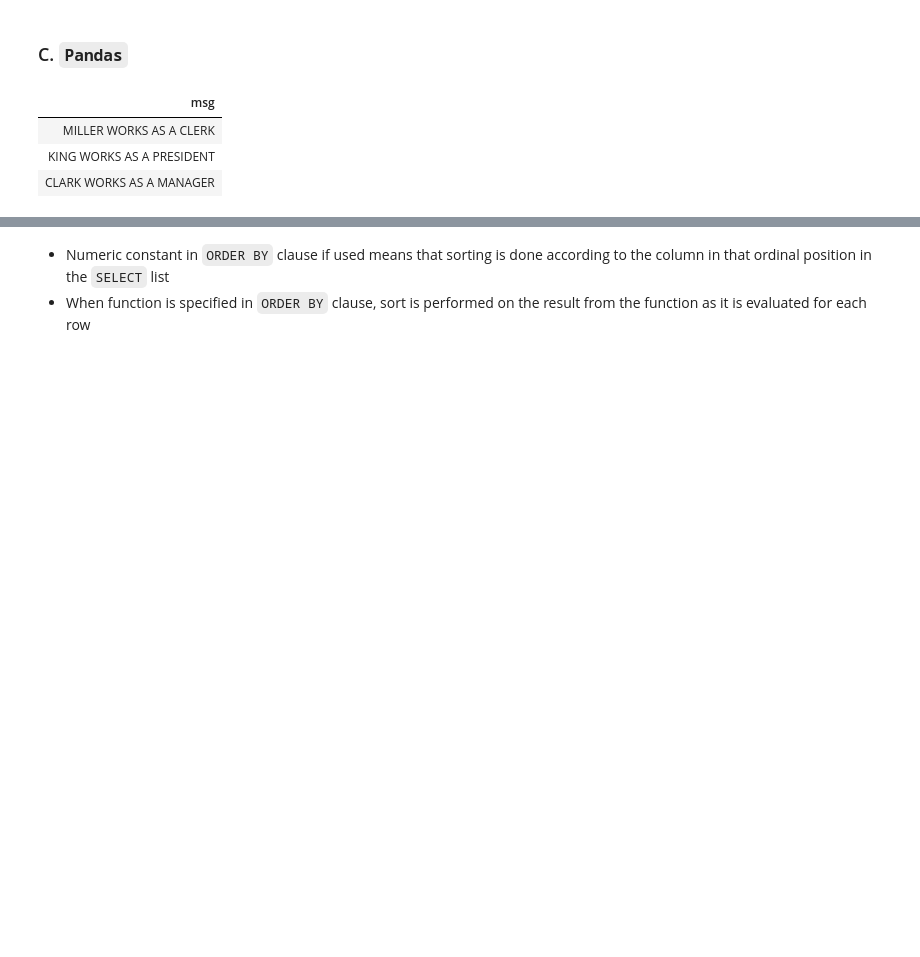
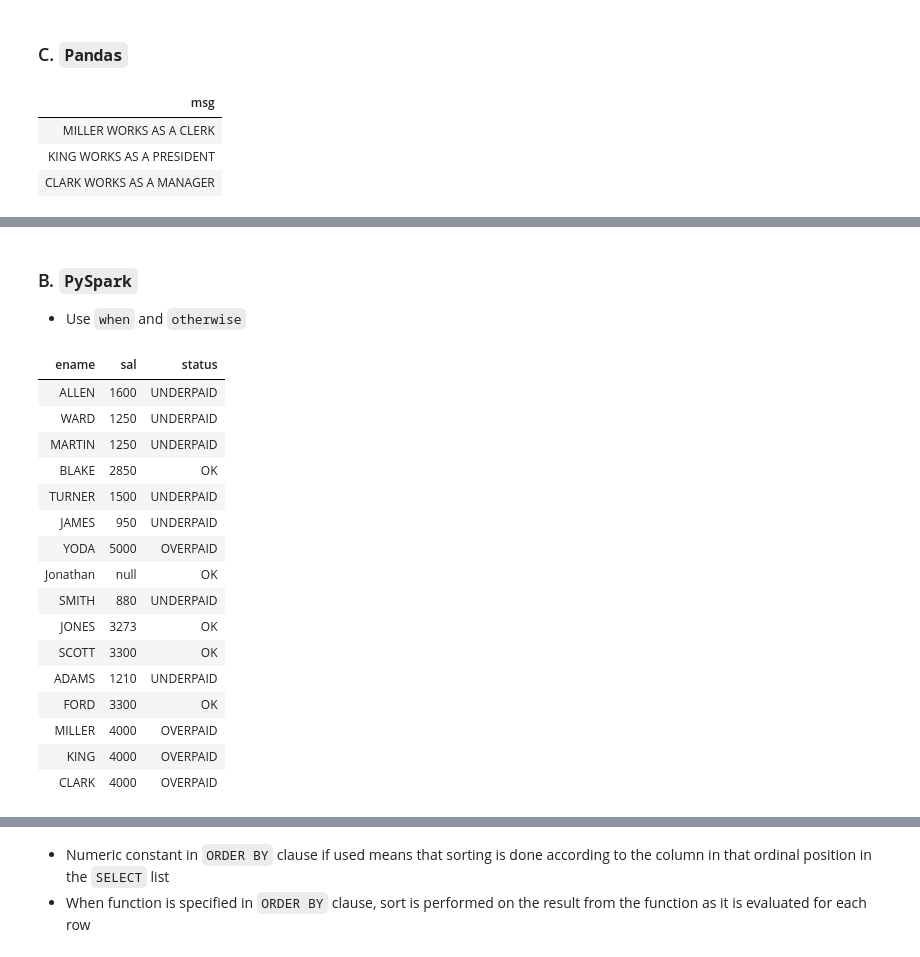
Before and after one commit to Akash0811/Databricks, a Jupyter notebook: Ch1_RetrievingRecords.ipynb, the cells around one changed output, grey strips where cells are left out. Cells and saved outputs as stored; diff of their text form; code cells hidden in the pictures; blank space fills up the shorter version.

```diff
--- a/Ch1_RetrievingRecords.ipynb
+++ b/Ch1_RetrievingRecords.ipynb
@@ -599,3 +597,27 @@ from emp
 | MILLER | 4000 | OVERPAID |
 | KING | 4000 | OVERPAID |
 | CLARK | 4000 | OVERPAID |
+# %% [markdown]
+### B. `PySpark`
+- Use `when` and `otherwise`
+# %%
+from pyspark.sql.functions import when, col, lit
+display(emp.withColumn( 'status', when(col('sal')<=2000, 'UNDERPAID').when(col('sal')>=4000, 'OVERPAID').otherwise('OK')).select('ename', 'sal', 'status'))
+# %% [output]
+| ename | sal | status |
+| ALLEN | 1600 | UNDERPAID |
+| WARD | 1250 | UNDERPAID |
+| MARTIN | 1250 | UNDERPAID |
+| BLAKE | 2850 | OK |
+| TURNER | 1500 | UNDERPAID |
+| JAMES | 950 | UNDERPAID |
+| YODA | 5000 | OVERPAID |
+| Jonathan | null | OK |
+| SMITH | 880 | UNDERPAID |
+| JONES | 3273 | OK |
+| SCOTT | 3300 | OK |
+| ADAMS | 1210 | UNDERPAID |
+| FORD | 3300 | OK |
+| MILLER | 4000 | OVERPAID |
+| KING | 4000 | OVERPAID |
+| CLARK | 4000 | OVERPAID |
```
Also changed, not shown: parts of 44 cells of this notebook.
